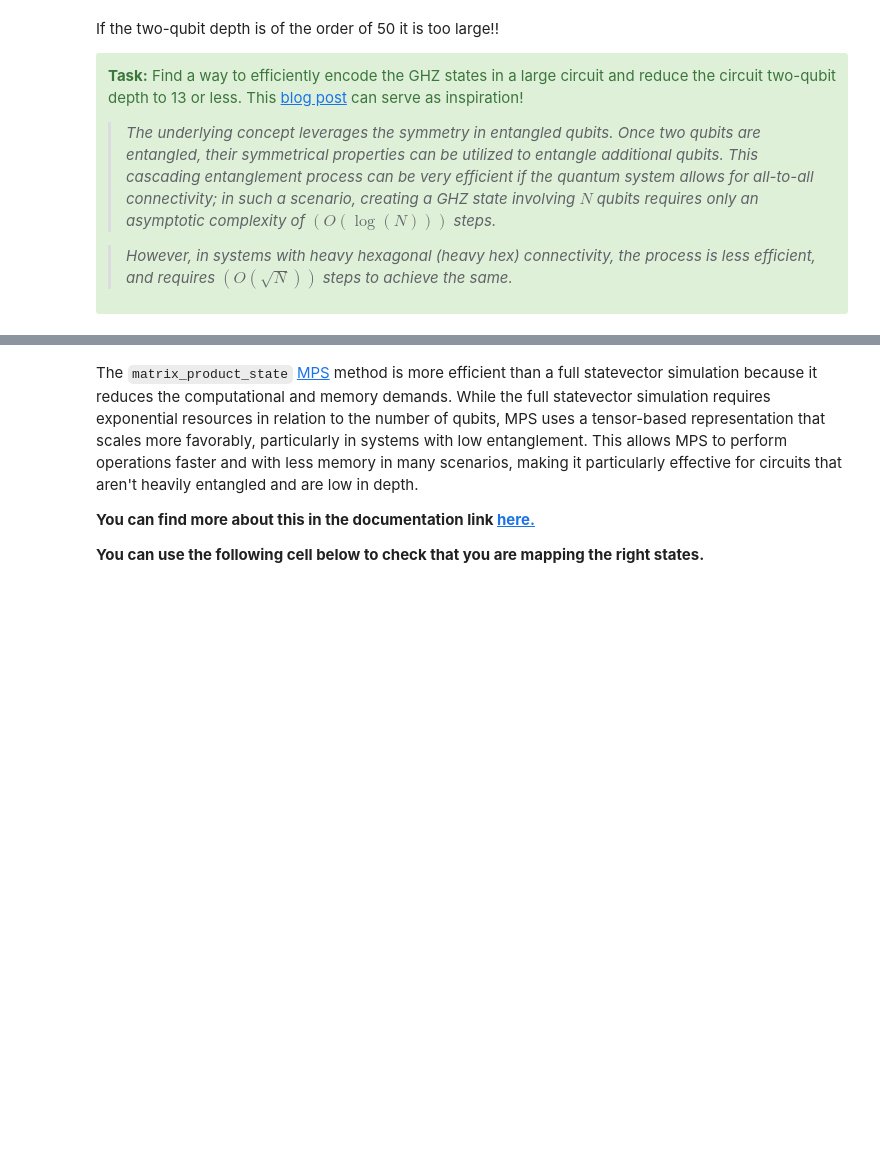
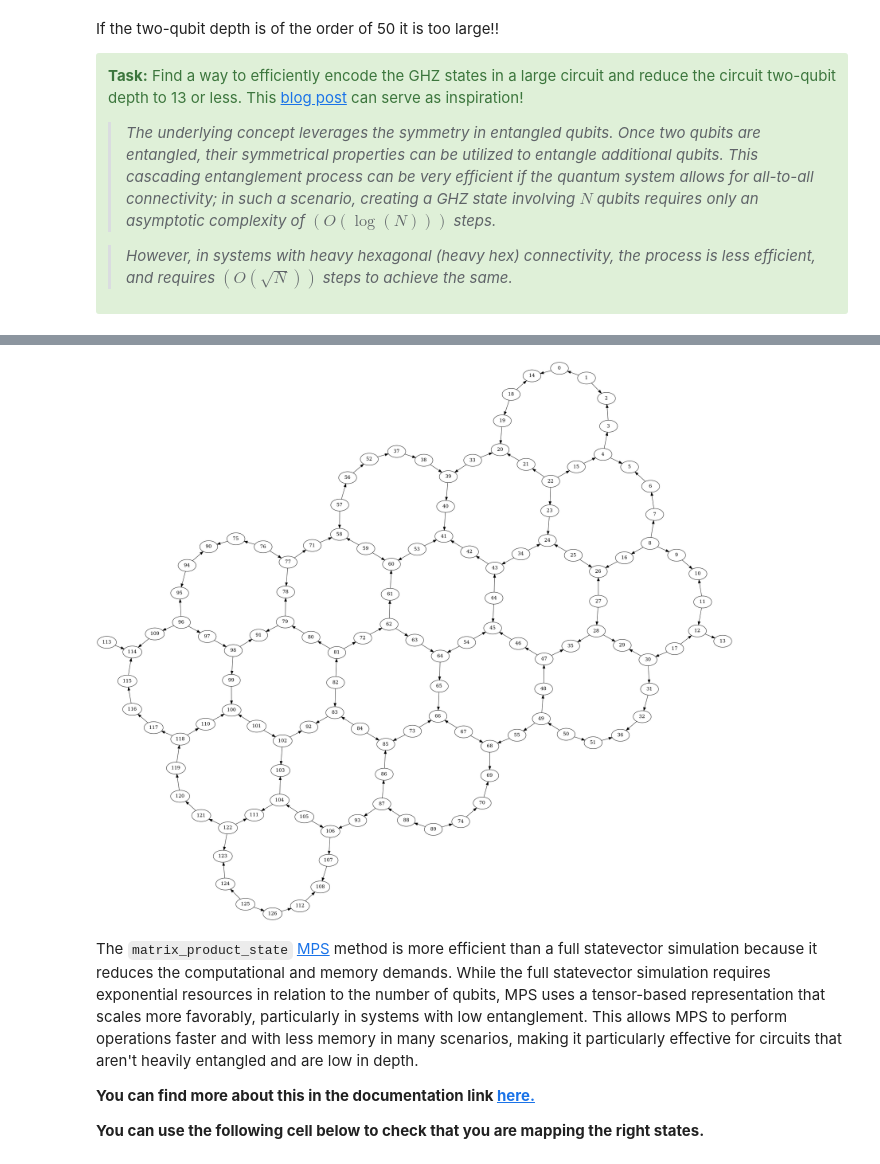
Before and after one commit to Davikky/My-IBM_QC-Lab_works, a Jupyter notebook: IBM_QuantumChallenge2024/lab_bonus/lab-bonus.ipynb, the cells around one changed output, grey strips where cells are left out. Drawn from its saved outputs; the diff is of its cells as text; code cells hidden in the pictures; blank space fills up the shorter version.

```diff
--- a/IBM_QuantumChallenge2024/lab_bonus/lab-bonus.ipynb
+++ b/IBM_QuantumChallenge2024/lab_bonus/lab-bonus.ipynb
@@ -184,3 +241,7 @@ qc.depth()
+# %%
+backend.coupling_map.draw()
+# %% [output]
+[figure, added]
 # %%
 def new_amplitude_embedding(num_qubits, bird_index):
     """Create efficient amplitude embedding circuit
```
Also changed, not shown: parts of 13 cells of this notebook, 3 other files.
